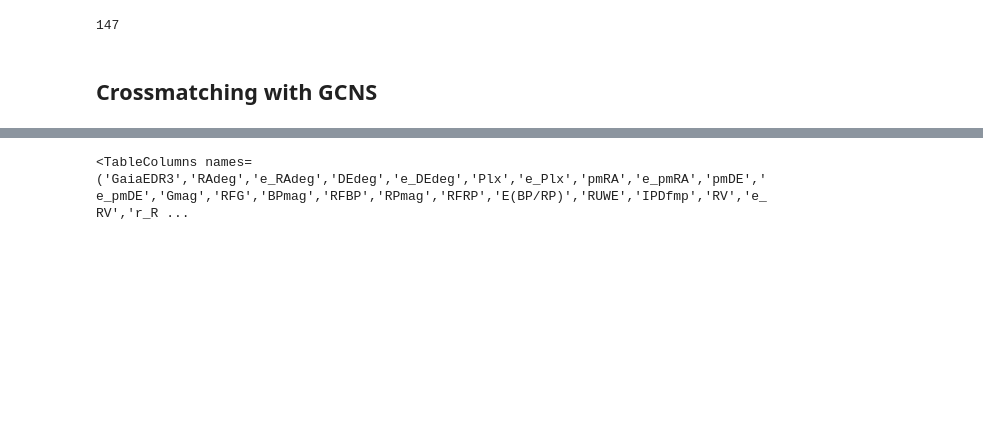
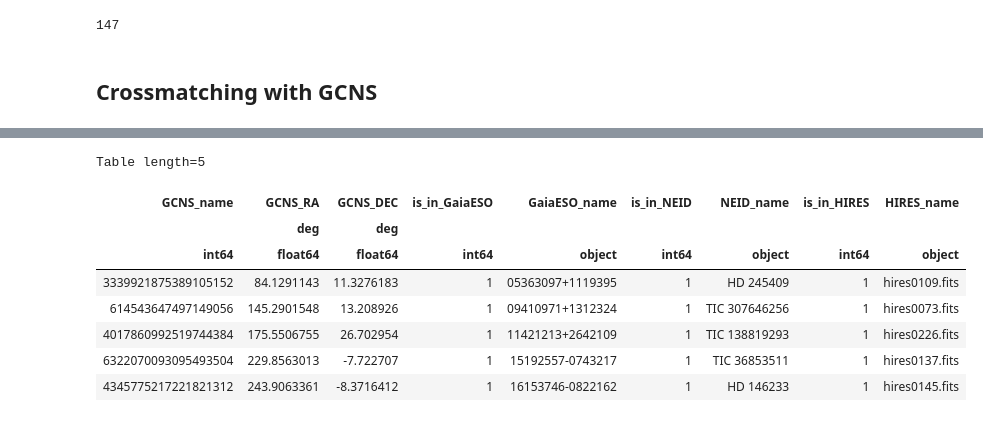
Before and after one commit to eyu22/BL2025, a Jupyter notebook: compile_catalogs.ipynb, the cells around one changed output, grey strips where cells are left out. Drawn from its saved outputs; the diff is of its cells as text; code cells hidden in the pictures; blank space fills up the shorter version.

```diff
--- a/compile_catalogs.ipynb
+++ b/compile_catalogs.ipynb
@@ -102,4 +170,38 @@ Table length=121
+# %%
+# === 2) Build SkyCoord in decimal degrees ===
+hires_c = SkyCoord(hires_clean['ra']*u.deg, hires_clean['dec']*u.deg, frame='icrs')
+
+# === 3) Match GCNS to HIRES ===
+idx_hires, d2d_hires, _ = GCNS_C.match_to_catalog_sky(hires_c)
+
+# === 4) Limit to matches within e.g. 2 arcsec ===
+matches_hires = d2d_hires < 2 * u.arcsec
+
+# === 5) Prepare columns ===
+is_in_HIRES = np.zeros(len(gcns), dtype=int)
+HIRES_name = np.full(len(gcns), np.nan, dtype=object)
+
+# === 6) Fill matched rows ===
+# Adjust the column name 'object' to whatever your HIRES ID column is!
+is_in_HIRES[matches_hires] = 1
+HIRES_name[matches_hires] = hires_clean['ofname'][idx_hires[matches_hires]]
+
+# === 7) Add to catalog_summary ===
+catalog_summary['is_in_HIRES'] = is_in_HIRES
+catalog_summary['HIRES_name'] = HIRES_name
 # %%
-gcns.columns
+catalog_summary[
+    (catalog_summary['is_in_HIRES'] == 1) &
+    (catalog_summary['is_in_NEID'] == 1) &
+    (catalog_summary['is_in_GaiaESO'] == 1)
+]
 # %% [output]
-<TableColumns names=('GaiaEDR3','RAdeg','e_RAdeg','DEdeg','e_DEdeg','Plx','e_Plx','pmRA','e_pmRA','pmDE','e_pmDE','Gmag','RFG','BPmag','RFBP','RPmag','RFRP','E(BP/RP)','RUWE','IPDfmp','RV','e_RV','r_R ...
+Table length=5
+| GCNS_name | GCNS_RA | GCNS_DEC | is_in_GaiaESO | GaiaESO_name | is_in_NEID | NEID_name | is_in_HIRES | HIRES_name |
+|  | deg | deg |  |  |  |  |  |  |
+| int64 | float64 | float64 | int64 | object | int64 | object | int64 | object |
+| 3339921875389105152 | 84.1291143 | 11.3276183 | 1 | 05363097+1119395 | 1 | HD 245409 | 1 | hires0109.fits |
+| 614543647497149056 | 145.2901548 | 13.208926 | 1 | 09410971+1312324 | 1 | TIC 307646256 | 1 | hires0073.fits |
+| 4017860992519744384 | 175.5506755 | 26.702954 | 1 | 11421213+2642109 | 1 | TIC 138819293 | 1 | hires0226.fits |
+| 6322070093095493504 | 229.8563013 | -7.722707 | 1 | 15192557-0743217 | 1 | TIC 36853511 | 1 | hires0137.fits |
+| 4345775217221821312 | 243.9063361 | -8.3716412 | 1 | 16153746-0822162 | 1 | HD 146233 | 1 | hires0145.fits |
```
Also changed, not shown: parts of 8 cells of this notebook.
